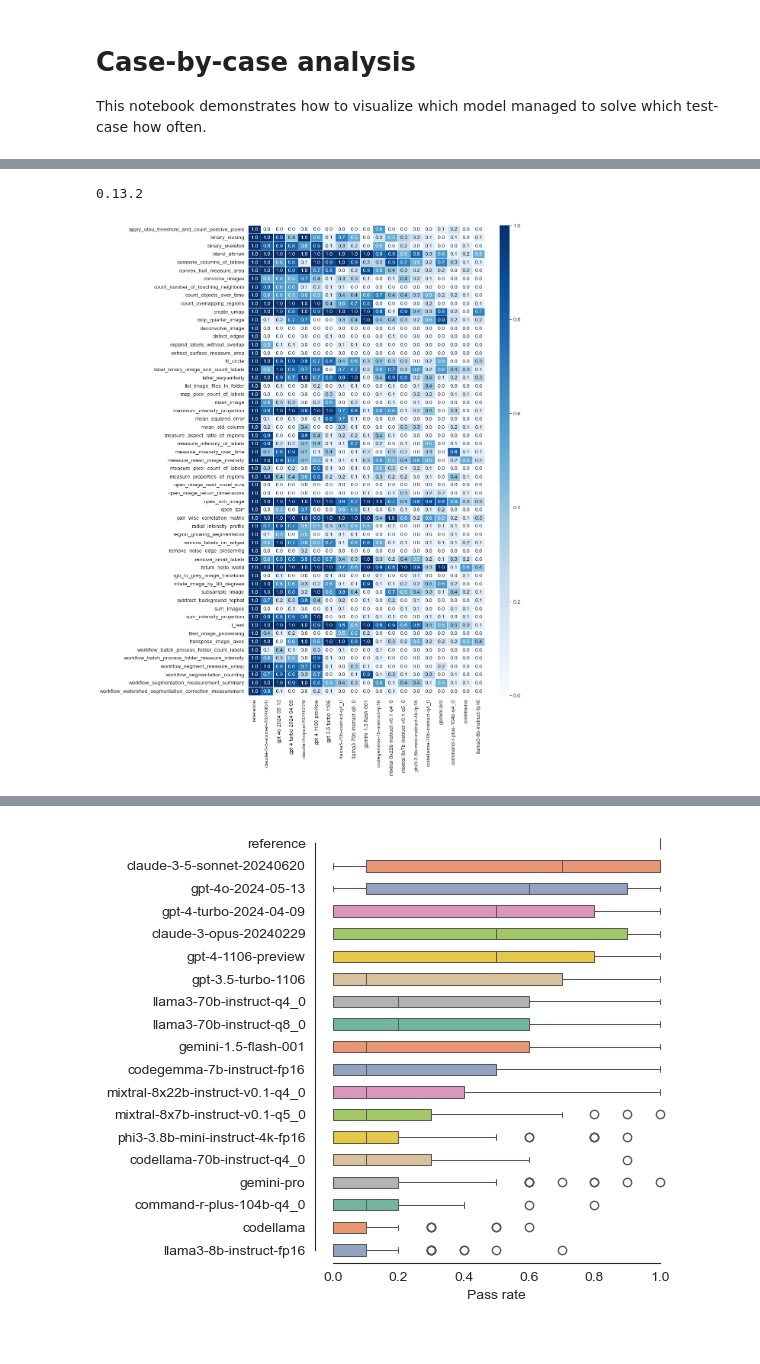
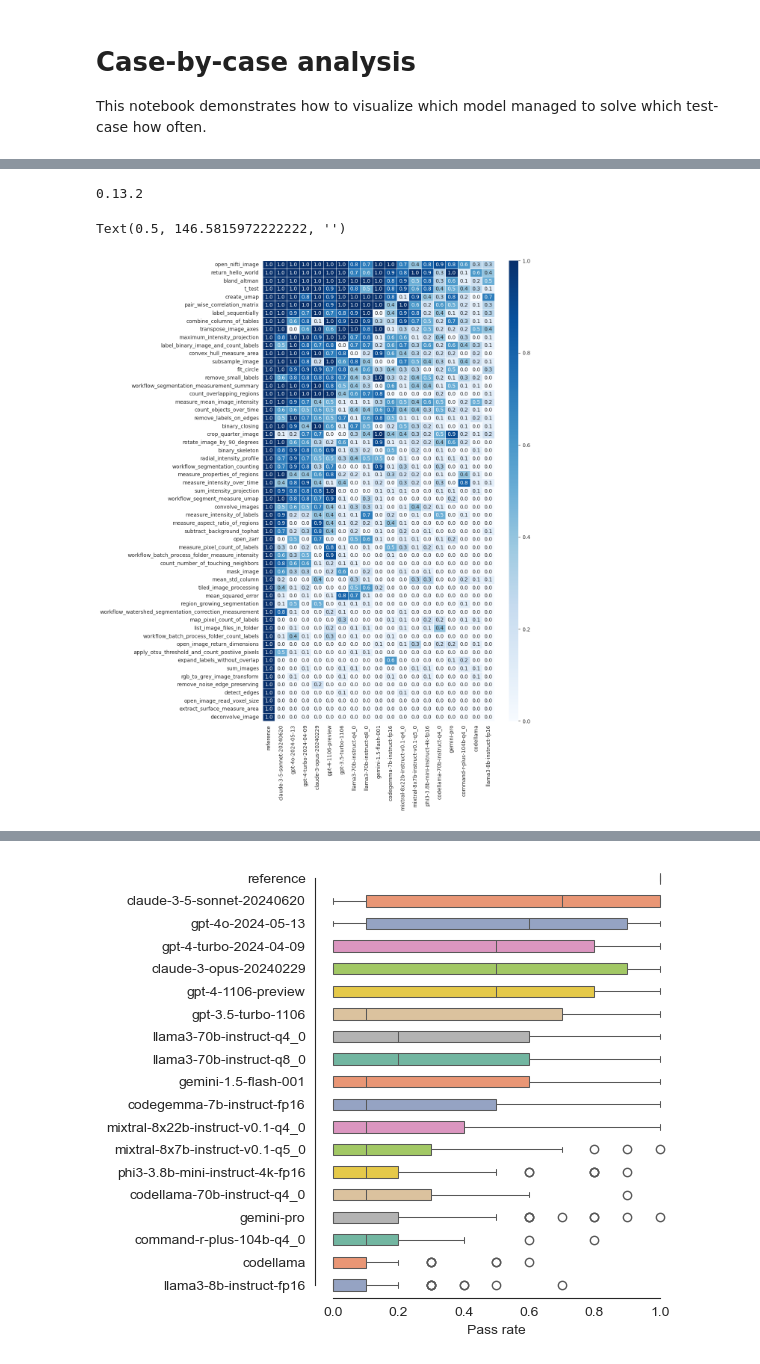
Before and after one commit to haesleinhuepf/human-eval-bia, a Jupyter notebook: demo/summarize_by_case.ipynb, the cells around one changed output, grey strips where cells are left out. Saved outputs shown, nothing was run; the diff lists cells and outputs as text; code cells hidden in the pictures.

Commit message:
Modified performacne figure to be sorted by average task score

```diff
--- a/demo/summarize_by_case.ipynb
+++ b/demo/summarize_by_case.ipynb
@@ -89,35 +83,34 @@ pivot_df
 | 55 | workflow_segmentation_measurement... | 1.0 | 1.0 | 0.6 | 0.1 | ... |
 | 56 | workflow_watershed_segmentation_c... | 0.8 | 0.0 | 0.0 | 0.0 | ... |
 # %%
-import matplotlib.pyplot as plt
-import numpy as np
-import seaborn as sns
-
 print(sns.__version__)
 sns.set_style("white")
 
 df = pivot_df
 
 # Separate the numerical data for plotting and the string column for y-axis labels
 numerical_data = df.select_dtypes(include=[np.number])
 mean_values = numerical_data.mean().sort_values(ascending=False)
 
 # Reorder columns in numerical_data based on sorted mean values
 numerical_data = numerical_data[mean_values.index]
 
-str_column_values = df['task_id']  # Replace 'str_column' with the actual column name
-
+df["average_task_score"] = df.iloc[:,1:-1].mean(axis=1)
+str_column_values = df.sort_values(by="average_task_score", ascending=False)['task_id']  # Replace 'str_column' with the actual column name
 
 # Plotting
 fig = plt.figure(figsize=(10,16))
-sns.heatmap(numerical_data, annot=True, linewidths=.5, yticklabels=str_column_values, fmt=".1f", cbar_kws={'shrink': 1, 'aspect': 3*16}, cmap="Blues")
+numerical_data["average_task_score"] = df.iloc[:,1:-1].mean(axis=1)
+
+sns.heatmap(numerical_data.sort_values("average_task_score",ascending=False).drop(columns=("average_task_score")), annot=True, linewidths=.5, yticklabels=str_column_values, fmt=".1f", cbar_kws={'shrink': 1, 'aspect': 3*16}, cmap="Blues")
 plt.gca().set_xlabel('')
 
-plt.savefig("../docs/paper/performance_per_task", bbox_inches="tight", dpi=300)
-plt.show()
+# plt.savefig("../docs/paper/performance_per_task", bbox_inches="tight", dpi=300)
+# plt.show()
 # %% [output]
 0.13.2
+Text(0.5, 146.5815972222222, '')
-[figure, old version]
+[figure, new version]
 # %%
 pivot_df.describe()
 # %% [output]
```
Also changed, not shown: parts of 3 cells of this notebook.
